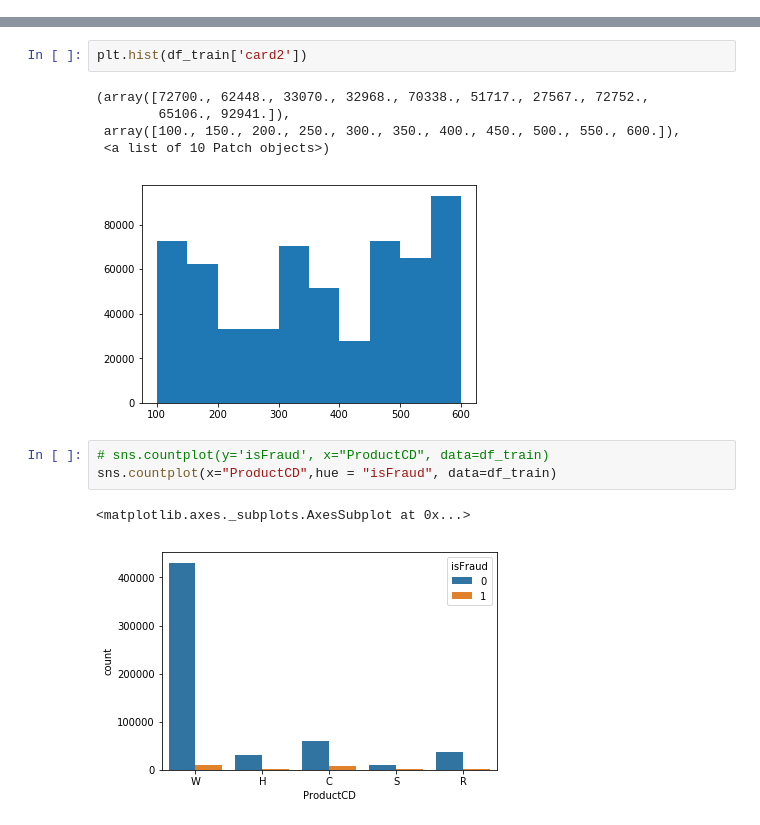
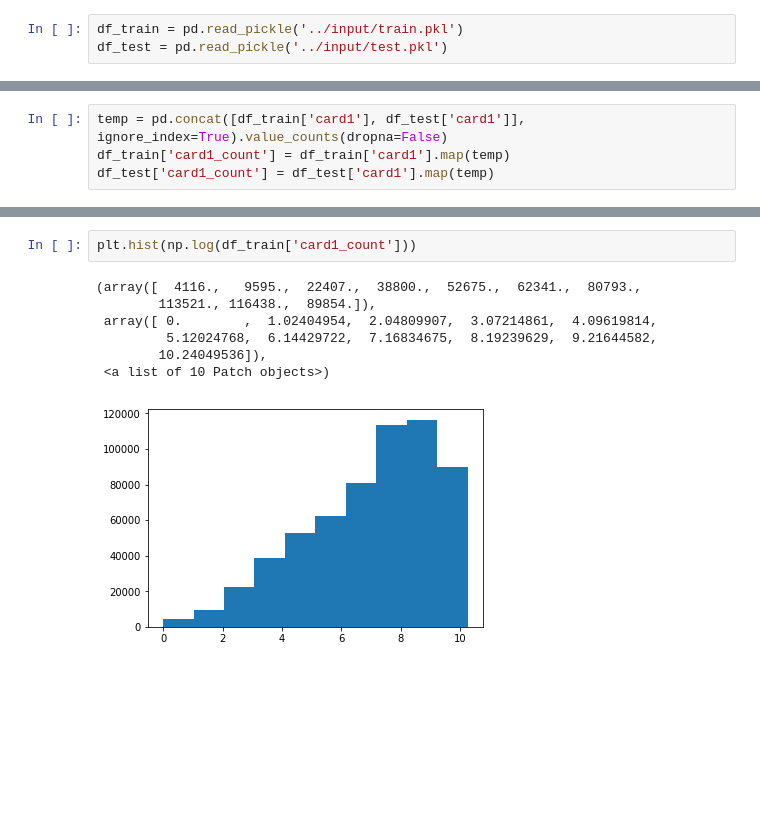
Before and after one commit to zakopuro/kaggle_IEEE_fraud_Detection, a Jupyter notebook: notebook/EDA.ipynb, the cells around one changed output, grey strips where cells are left out. Drawn from its saved outputs; the diff is of its cells as text; blank space fills up the shorter version.

```diff
--- a/notebook/EDA.ipynb
+++ b/notebook/EDA.ipynb
@@ -40,0 +12,3 @@ col_list
+# %%
+df_train = pd.read_pickle('../input/train.pkl')
+df_test = pd.read_pickle('../input/test.pkl')
@@ -40,0 +34,4 @@ col_list
+# %%
+temp = pd.concat([df_train['card1'], df_test['card1']], ignore_index=True).value_counts(dropna=False)
+df_train['card1_count'] = df_train['card1'].map(temp)
+df_test['card1_count'] = df_test['card1'].map(temp)
@@ -41,14 +57,10 @@ col_list
 # %%
-plt.hist(df_train['card2'])
+plt.hist(np.log(df_train['card1_count']))
 # %% [output]
-(array([72700., 62448., 33070., 32968., 70338., 51717., 27567., 72752.,
-        65106., 92941.]),
- array([100., 150., 200., 250., 300., 350., 400., 450., 500., 550., 600.]),
+(array([  4116.,   9595.,  22407.,  38800.,  52675.,  62341.,  80793.,
+        113521., 116438.,  89854.]),
+ array([ 0.        ,  1.02404954,  2.04809907,  3.07214861,  4.09619814,
+         5.12024768,  6.14429722,  7.16834675,  8.19239629,  9.21644582,
+        10.24049536]),
  <a list of 10 Patch objects>)
-[figure, old version]
+[figure, new version]
-# %%
-# sns.countplot(y='isFraud', x="ProductCD", data=df_train)
-sns.countplot(x="ProductCD",hue = "isFraud", data=df_train)
-# %% [output]
-<matplotlib.axes._subplots.AxesSubplot at 0x...>
-[figure, removed]
```
Also changed, not shown: parts of 18 cells of this notebook, 20 other files.
